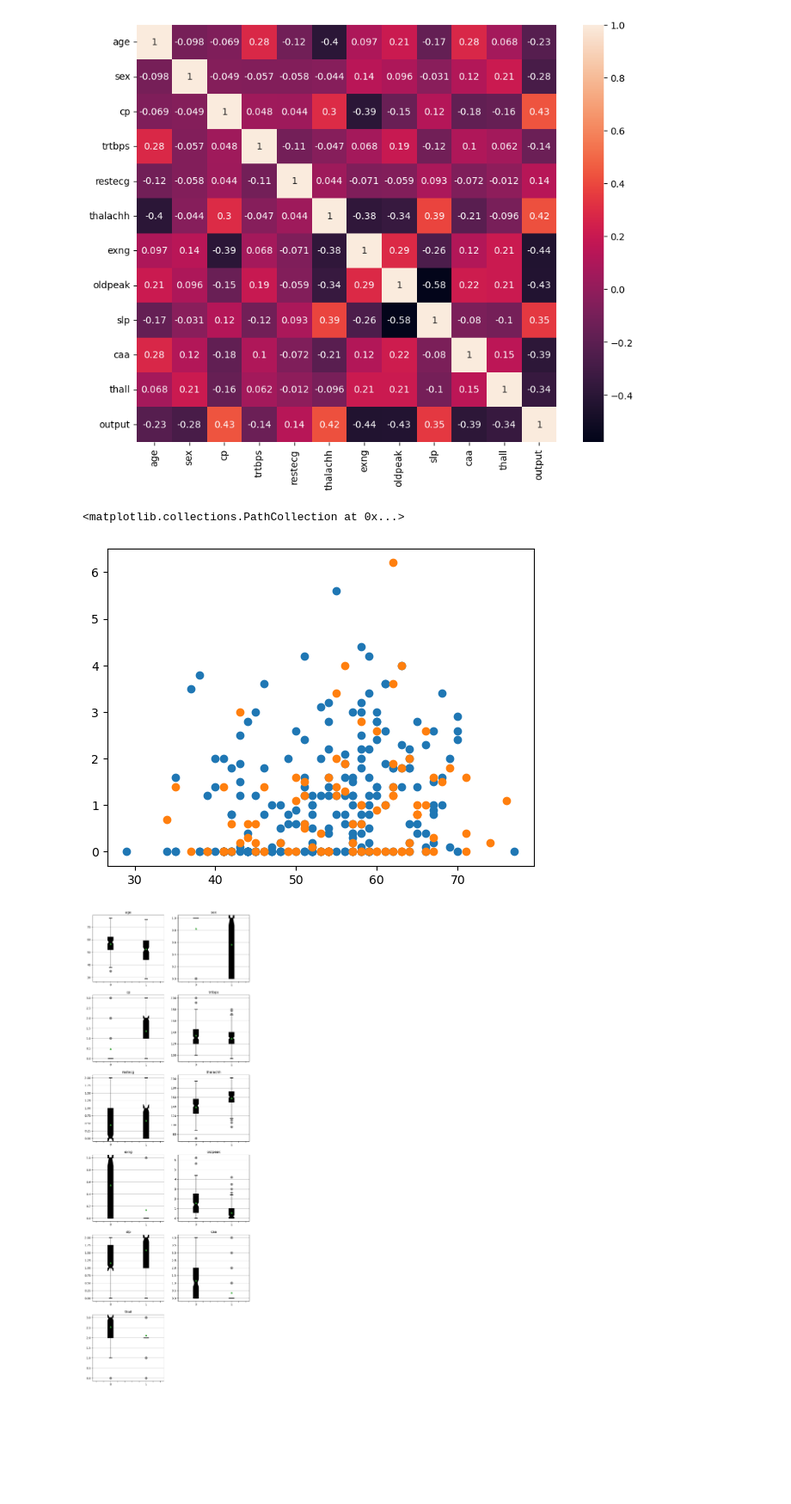
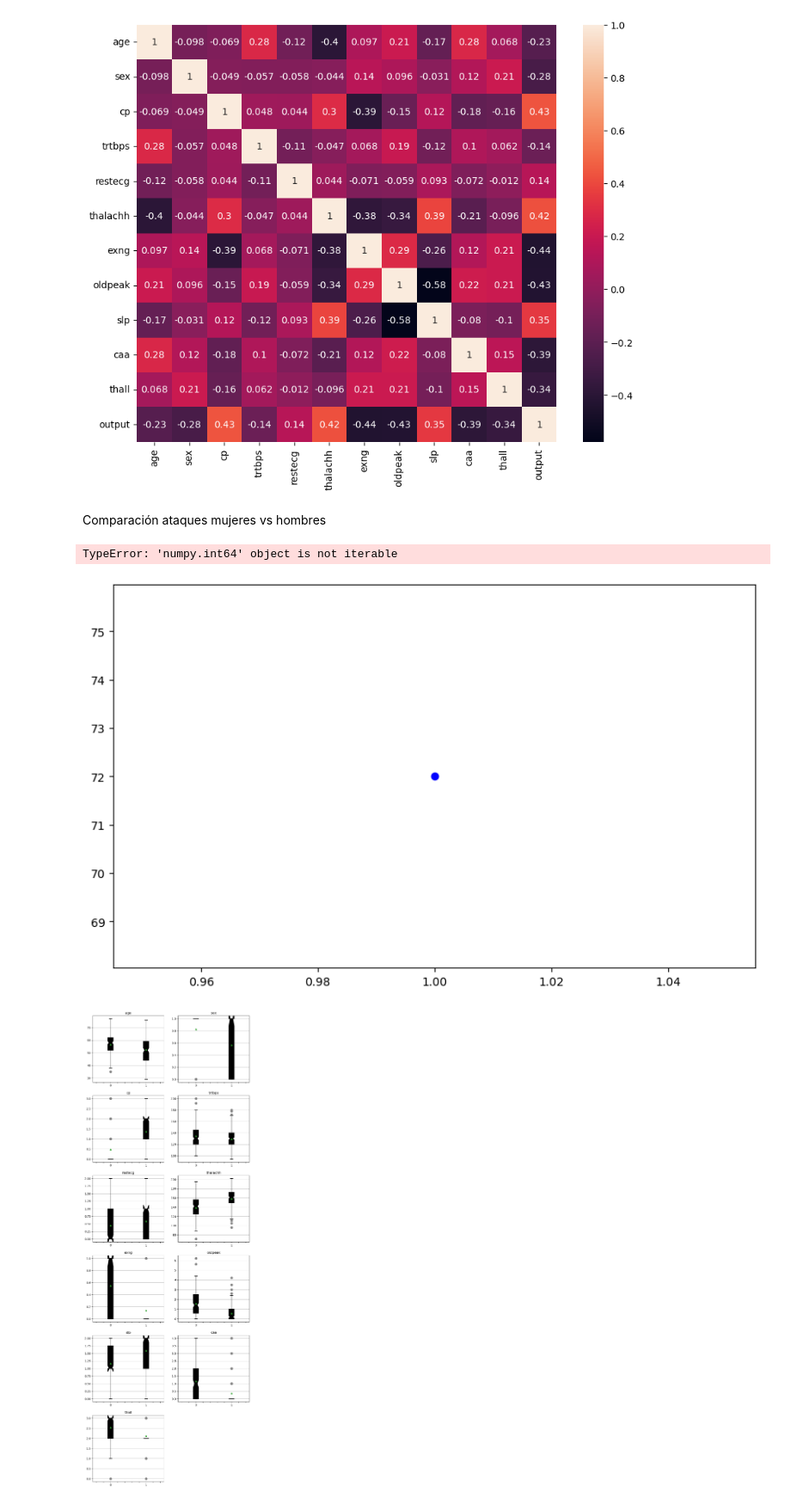
Before and after one commit to diegoguizanlopez/BigDataEIa, a Jupyter notebook: IA/Sistemas_Aprendizaje_Automatico/2-Trimestre/Regresion_Multivariable/Ataque_Corazón/ataque_corazon_prediccion.ipynb, the cells around one changed output. Shown at 86% size. Drawn from its saved outputs; the diff is of its cells as text; code cells hidden in the pictures; blank space fills up the shorter version.

Commit message:
Falta línea

```diff
--- a/IA/Sistemas_Aprendizaje_Automatico/2-Trimestre/Regresion_Multivariable/Ataque_Corazón/ataque_corazon_prediccion.ipynb
+++ b/IA/Sistemas_Aprendizaje_Automatico/2-Trimestre/Regresion_Multivariable/Ataque_Corazón/ataque_corazon_prediccion.ipynb
@@ -60,14 +64,34 @@ sns.heatmap(df.corr(),annot=True)
 # %% [output]
 <Axes: >
 [figure]
-# %%
-h = df[df['sex']==1]
-m = df[df['sex']==0]
-plt.scatter(h['age'],h['oldpeak'])
-plt.scatter(m['age'],m['oldpeak'])
-# %% [output]
-<matplotlib.collections.PathCollection at 0x...>
-[figure, removed]
+# %% [markdown]
+Comparación ataques mujeres vs hombres
+# %%
+import pandas as pd
+import matplotlib.pyplot as plt
+
+# Supongamos que tienes un DataFrame llamado 'df' con las columnas 'sex' y 'output'
+# Paso 1: Agrupación y conteo
+dfG = df.groupby('sex')['output'].value_counts().reset_index(name='count')
+
+# Paso 2: Creación del gráfico de barras
+plt.figure(figsize=(10, 6))  # Tamaño del gráfico
+colors = {0: 'blue', 1: 'pink'}  # Colores para cada género
+
+for index, row in dfG.iterrows():
+    plt.scatter(row['output'], row['count'], color=colors[row['sex']], label=row['sex'])
+    plt.plot([min(row['output']), max(row['output'])], [min(row['count']), min(row['count'])], color='red')
+
+# Dibuja una línea que llegue a todo a la izquierda y luego hasta abajo
+
+plt.xlabel('Output')  # Etiqueta del eje x
+plt.ylabel('Count')  # Etiqueta del eje y
+plt.title('Count of Output by Gender')  # Título del gráfico
+plt.legend()  # Leyenda para los géneros
+plt.show()  # Muestra el gráfico
+# %% [output]
+TypeError: 'numpy.int64' object is not iterable
+[figure, added]
 # %%
 from Matplot.BoxPlot import BoxPlot
 
```
Also changed, not shown: parts of 6 cells of this notebook.
